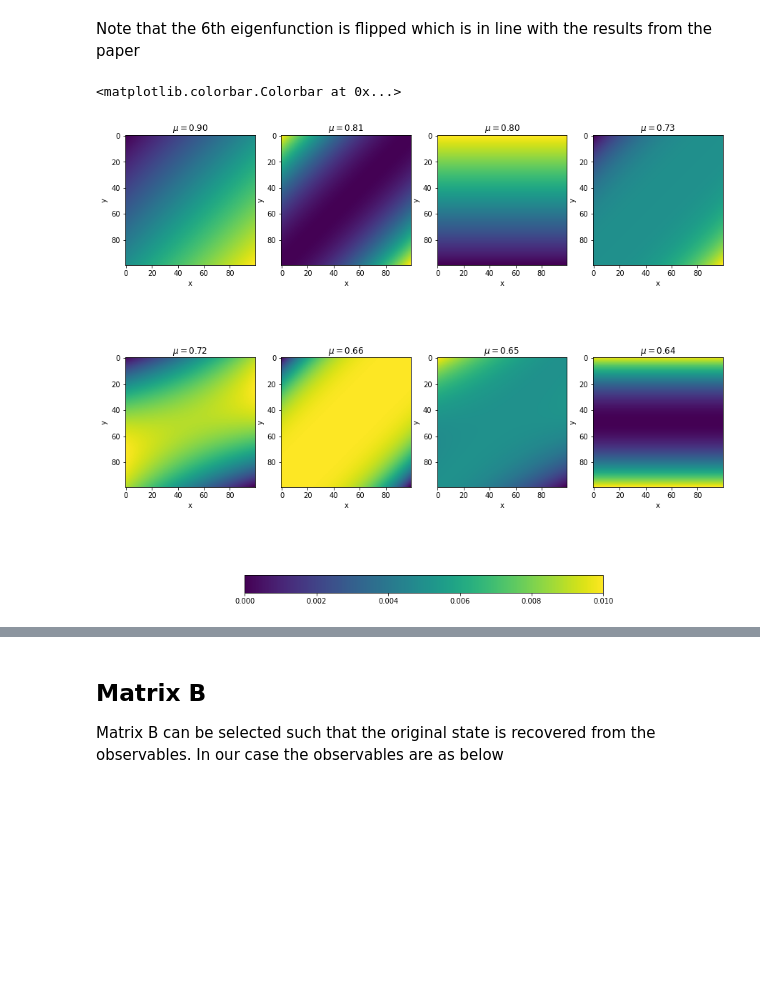
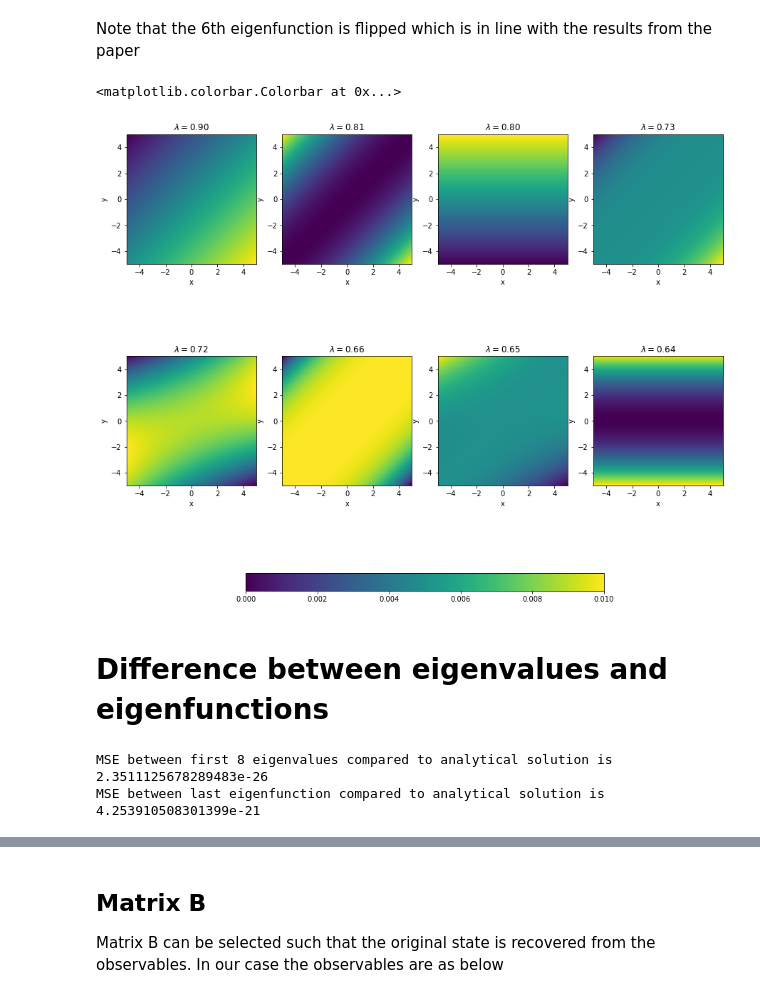
Before and after one commit to waleedbinkhalid74/ml_cms_final_project, a Jupyter notebook: ml_cms_final_proj_task_4_part_2.ipynb, the cells around one changed output, grey strips where cells are left out. Cells and saved outputs as stored; diff of their text form; code cells hidden in the pictures; blank space fills up the shorter version.

```diff
--- a/ml_cms_final_proj_task_4.ipynb
+++ b/ml_cms_final_proj_task_4_part_2.ipynb
@@ -94,16 +100,22 @@ Y = np.flipud(Y)
 ij_pair = [(1,0), (2,0), (0,1), (3,0), (1,1), (4,0), (2,1), (0,2)]
 fig, axs = plt.subplots(2,4, figsize=(15,15))
 axs = axs.flatten()
+analytical_eigenval_list = []
+analytical_eigenfunc_list = []
+
 for index, ij in enumerate(ij_pair):
     i, j = ij
     analytical_eigenval = linear_koopman_eigenfunction(X, Y, i,j)[0]
+    analytical_eigenval_list.append(analytical_eigenval)
     analytical_eigenfunc = linear_koopman_eigenfunction(X, Y, i,j)[1]
     analytical_eigenfunc_normalized = analytical_eigenfunc / np.linalg.norm(analytical_eigenfunc, np.inf)
-    s = axs[index].imshow(analytical_eigenfunc_normalized)
-    axs[index].set_title(f"$\mu_{{{i},{j}}} = ${analytical_eigenval:0.3f}")
+    analytical_eigenfunc_list.append(analytical_eigenfunc_normalized)
+    s = axs[index].imshow(analytical_eigenfunc_normalized,extent=[-5,5,-5,5])
+    axs[index].set_title(f"$\lambda_{{{i},{j}}} = ${analytical_eigenval:0.3f}")
     axs[index].set_xlabel('x'); axs[index].set_ylabel('y')
+#     axs[index].set_xticks(x); axs[index].set_yticks(y)
 
 
 fig.colorbar(s, ax=axs[:], shrink=0.6, location='bottom')
-fig.savefig('figures/linear_analytical_eigenfuncs.png')
+# fig.savefig('figures/linear_analytical_eigenfuncs.png')
 # %% [output]
@@ -226,16 +239,28 @@ Note that the 6th eigenfunction is flipped which is in line with the results fro
 # %%
 fig, axs = plt.subplots(2,4, figsize=(15,15))
 axs = axs.flatten()
+eigenfunc_list = []
 for index in tqdm(range(len(axs))):
     eigen_func = make_eigenfunction(X,Y, index+1)
     eigen_func_normalized = eigen_func / np.linalg.norm(eigen_func, np.inf)
+    eigenfunc_list.append(eigen_func_normalized)
     # Normalize with infinity Norm
-    s = axs[index].imshow(eigen_func_normalized)
-    axs[index].set_title(f"$\mu = ${linear_edmd.eigenvalues[index+1].real:0.2f}")
+    s = axs[index].imshow(eigen_func_normalized,extent=[-5,5,-5,5])
+    axs[index].set_title(f"$\lambda = ${linear_edmd.eigenvalues[index+1].real:0.2f}")
     axs[index].set_xlabel('x'); axs[index].set_ylabel('y')
 
 fig.colorbar(s, ax=axs[:], shrink=0.6, location='bottom')
 # fig.savefig('figures/linear_edmd_eigenfunctions.png')
 # %% [output]
 <matplotlib.colorbar.Colorbar at 0x...>
-[figure, old version]
+[figure, new version]
+# %% [markdown]
+# Difference between eigenvalues and eigenfunctions
+# %%
+print(f"MSE between first 8 eigenvalues compared to analytical solution is {np.sum((linear_edmd.eigenvalues[1:9].real -  np.array(analytical_eigenval_list[:]))**2)/8}")
+diff = eigen_func_normalized - analytical_eigenfunc_normalized
+diff = diff.flatten()
+print(f"MSE between last eigenfunction compared to analytical solution is {np.sum(diff**2)}")
+# %% [output]
+MSE between first 8 eigenvalues compared to analytical solution is 2.3511125678289483e-26
+MSE between last eigenfunction compared to analytical solution is 4.253910508301399e-21
```
Also changed, not shown: parts of 8 cells of this notebook, 3 other files.
